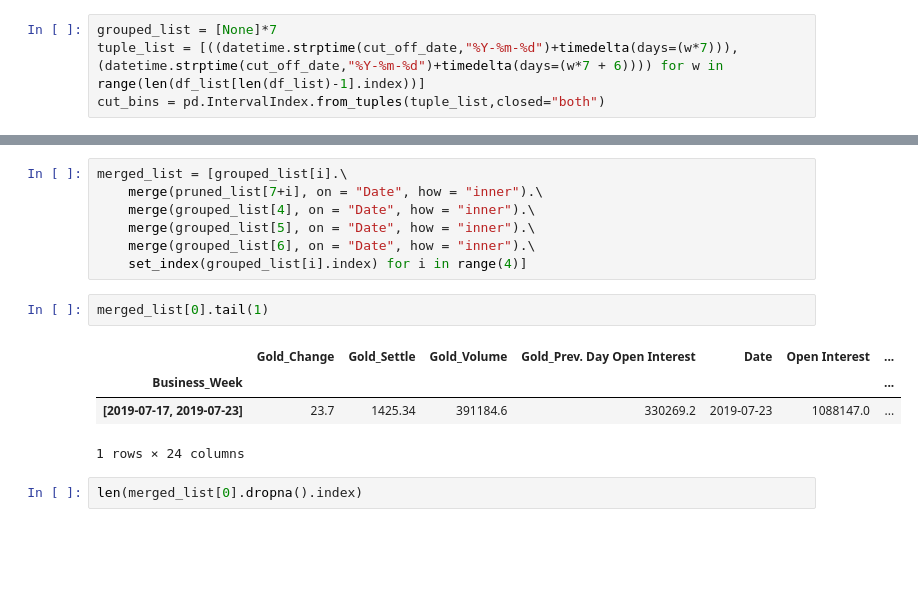
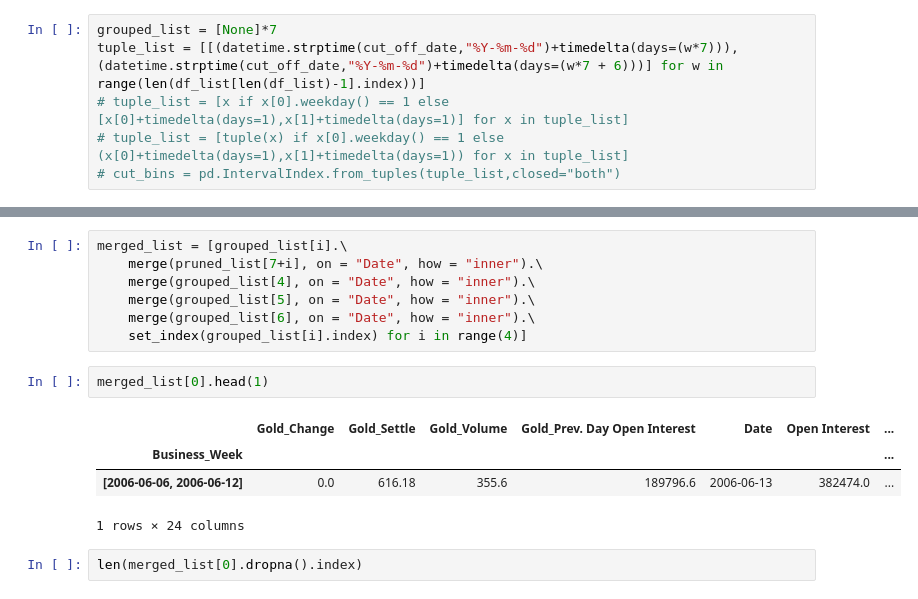
Before and after one commit to CaptainPica/Precious_Metals_Trading, a Jupyter notebook: notebooks/API Data Load In.ipynb, the cells around one changed output, grey strips where cells are left out. Drawn from its saved outputs; the diff is of its cells as text; blank space fills up the shorter version.

```diff
--- a/notebooks/API Data Load In.ipynb
+++ b/notebooks/API Data Load In.ipynb
@@ -87,5 +91,7 @@ for i in range(7):
 #     pruned_list[i] = pruned_list[i].loc[pruned_list[i]["Date"]<=recent_off_date]
 # %%
 grouped_list = [None]*7
-tuple_list = [((datetime.strptime(cut_off_date,"%Y-%m-%d")+timedelta(days=(w*7))),(datetime.strptime(cut_off_date,"%Y-%m-%d")+timedelta(days=(w*7 + 6)))) for w in range(len(df_list[len(df_list)-1].index))]
-cut_bins = pd.IntervalIndex.from_tuples(tuple_list,closed="both")
+tuple_list = [[(datetime.strptime(cut_off_date,"%Y-%m-%d")+timedelta(days=(w*7))),(datetime.strptime(cut_off_date,"%Y-%m-%d")+timedelta(days=(w*7 + 6)))] for w in range(len(df_list[len(df_list)-1].index))]
+# tuple_list = [x if x[0].weekday() == 1 else [x[0]+timedelta(days=1),x[1]+timedelta(days=1)] for x in tuple_list]
+# tuple_list = [tuple(x) if x[0].weekday() == 1 else (x[0]+timedelta(days=1),x[1]+timedelta(days=1)) for x in tuple_list]
+# cut_bins = pd.IntervalIndex.from_tuples(tuple_list,closed="both")
@@ -105,11 +115,11 @@ merged_list = [grouped_list[i].\
     merge(grouped_list[6], on = "Date", how = "inner").\
     set_index(grouped_list[i].index) for i in range(4)]
 # %%
-merged_list[0].tail(1)
+merged_list[0].head(1)
 # %% [output]
 |  | Gold_Change | Gold_Settle | Gold_Volume | Gold_Prev. Day Open Interest | Date | Open Interest | ... |
 | Business_Week |  |  |  |  |  |  | ... |
-| [2019-07-17, 2019-07-23] | 23.7 | 1425.34 | 391184.6 | 330269.2 | 2019-07-23 | 1088147.0 | ... |
+| [2006-06-06, 2006-06-12] | 0.0 | 616.18 | 355.6 | 189796.6 | 2006-06-13 | 382474.0 | ... |
 1 rows × 24 columns
 # %%
 len(merged_list[0].dropna().index)
```
Also changed, not shown: parts of 2 cells of this notebook, 2 other files.
